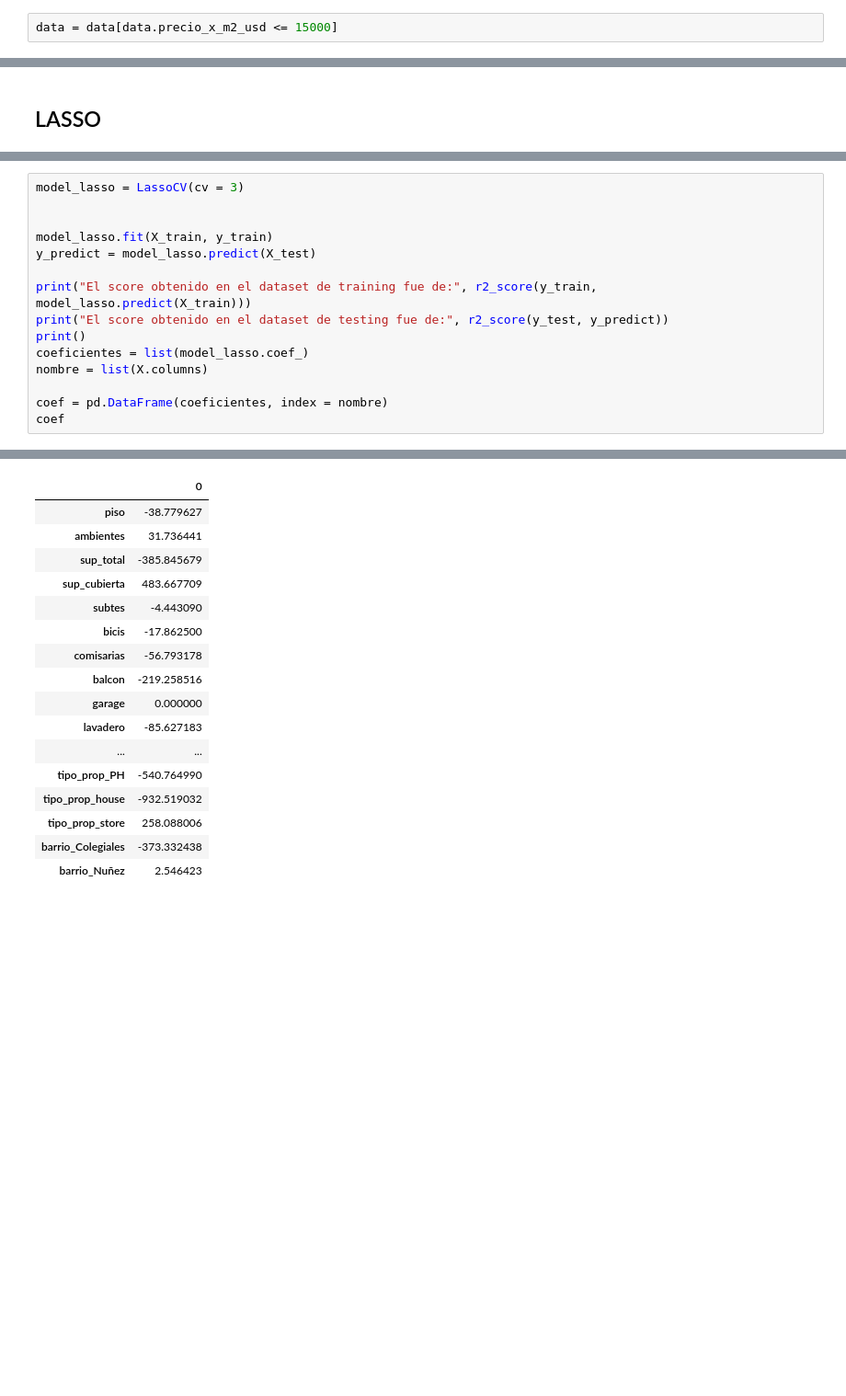
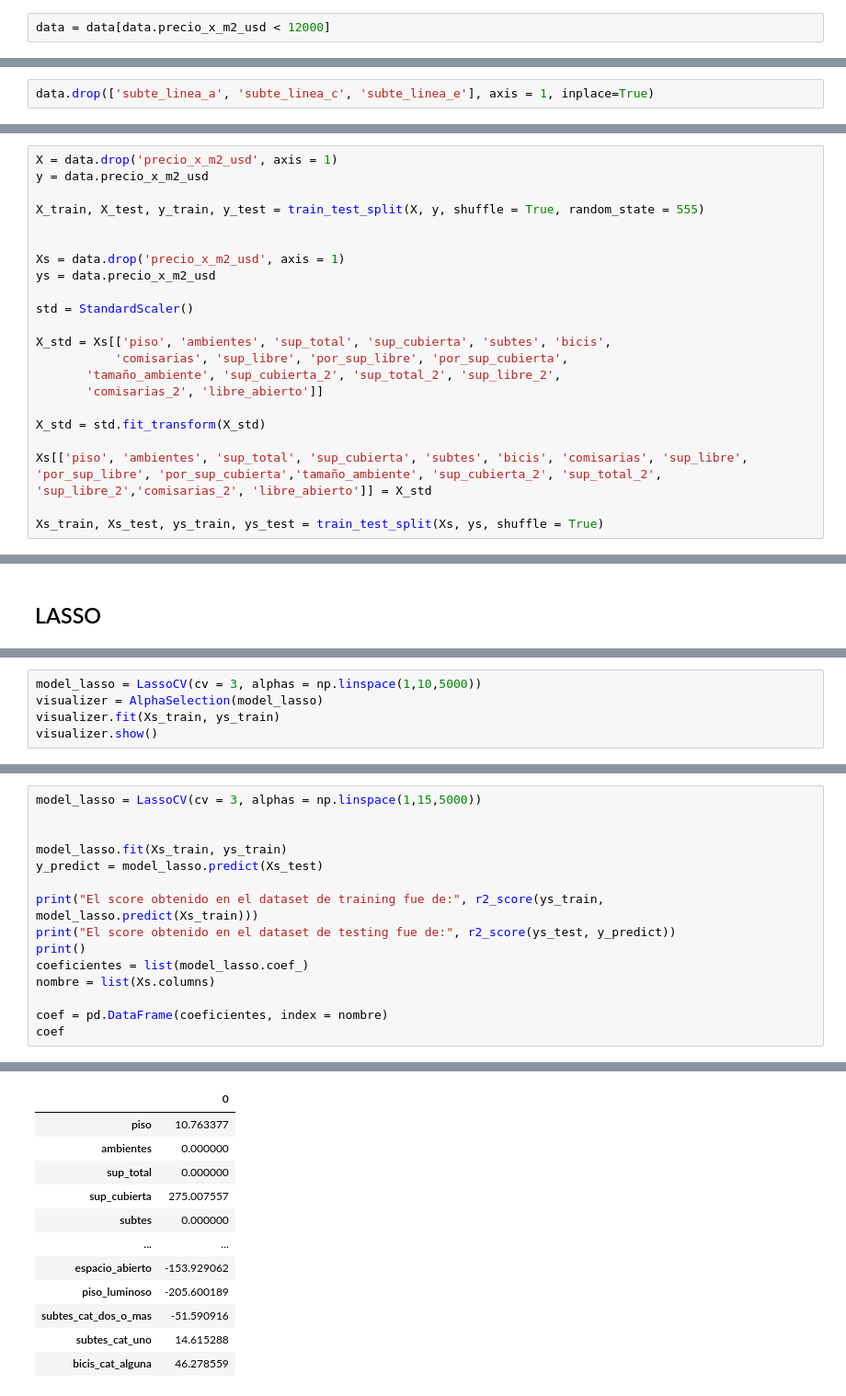
Before and after one commit to franfasan1/DG_G8_desfio2, a Jupyter notebook: notebook_desafio.ipynb, the cells around one changed output, grey strips where cells are left out. Shown: that part at 92% size. Saved outputs shown, nothing was run; the diff lists cells and outputs as text; blank space fills up the shorter version.

```diff
--- a/notebook_desafio.ipynb
+++ b/notebook_desafio.ipynb
@@ -94,4 +79,4 @@ data = pd.merge(data, a, left_index= True, right_index= True)
 # %%
 data.drop(['barrio', 'tipo_prop'], axis = 1, inplace= True)
 # %%
-data = data[data.precio_x_m2_usd <= 15000]
+data = data[data.precio_x_m2_usd < 12000]
@@ -98,2 +133,4 @@ data = data[data.precio_x_m2_usd <= 15000]
+# %%
+data.drop(['subte_linea_a', 'subte_linea_c', 'subte_linea_e'], axis = 1, inplace=True)
 # %% [markdown]
 Separamos el dataset en un segmento de entrenameinto y otro de testeo
@@ -105,3 +137,25 @@ X_train, X_test, y_train, y_test = train_test_split(X, y, shuffle = True)
+# %%
+X = data.drop('precio_x_m2_usd', axis = 1)
+y = data.precio_x_m2_usd
+
+X_train, X_test, y_train, y_test = train_test_split(X, y, shuffle = True, random_state = 555)
+
+
+Xs = data.drop('precio_x_m2_usd', axis = 1)
+ys = data.precio_x_m2_usd
+
+std = StandardScaler()
+
+X_std = Xs[['piso', 'ambientes', 'sup_total', 'sup_cubierta', 'subtes', 'bicis',
+           'comisarias', 'sup_libre', 'por_sup_libre', 'por_sup_cubierta',
+       'tamaño_ambiente', 'sup_cubierta_2', 'sup_total_2', 'sup_libre_2',
+       'comisarias_2', 'libre_abierto']]
+
+X_std = std.fit_transform(X_std)
+
+Xs[['piso', 'ambientes', 'sup_total', 'sup_cubierta', 'subtes', 'bicis', 'comisarias', 'sup_libre', 'por_sup_libre', 'por_sup_cubierta','tamaño_ambiente', 'sup_cubierta_2', 'sup_total_2', 'sup_libre_2','comisarias_2', 'libre_abierto']] = X_std
+
+Xs_train, Xs_test, ys_train, ys_test = train_test_split(Xs, ys, shuffle = True)
 # %%
 print(X_train.shape)
 print(X_test.shape)
@@ -191,0 +196,5 @@ X_train, X_test, y_train, y_test = train_test_split(X, y, shuffle = True)
+# %%
+model_lasso = LassoCV(cv = 3, alphas = np.linspace(1,10,5000))
+visualizer = AlphaSelection(model_lasso)
+visualizer.fit(Xs_train, ys_train)
+visualizer.show()
@@ -192,15 +204,15 @@ X_train, X_test, y_train, y_test = train_test_split(X, y, shuffle = True)
 # %%
-model_lasso = LassoCV(cv = 3)
+model_lasso = LassoCV(cv = 3, alphas = np.linspace(1,15,5000))
 
 
-model_lasso.fit(X_train, y_train)
-y_predict = model_lasso.predict(X_test)
+model_lasso.fit(Xs_train, ys_train)
+y_predict = model_lasso.predict(Xs_test)
 
-print("El score obtenido en el dataset de training fue de:", r2_score(y_train, model_lasso.predict(X_train)))
-print("El score obtenido en el dataset de testing fue de:", r2_score(y_test, y_predict))
+print("El score obtenido en el dataset de training fue de:", r2_score(ys_train, model_lasso.predict(Xs_train)))
+print("El score obtenido en el dataset de testing fue de:", r2_score(ys_test, y_predict))
 print()
 coeficientes = list(model_lasso.coef_)
-nombre = list(X.columns)
+nombre = list(Xs.columns)
 
 coef = pd.DataFrame(coeficientes, index = nombre)
 coef
@@ -210,17 +222,12 @@ El score obtenido en el dataset de testing fue de: 0.12618456699384828
 |  | 0 |
-| piso | -38.779627 |
-| ambientes | 31.736441 |
-| sup_total | -385.845679 |
-| sup_cubierta | 483.667709 |
-| subtes | -4.443090 |
-| bicis | -17.862500 |
-| comisarias | -56.793178 |
-| balcon | -219.258516 |
-| garage | 0.000000 |
-| lavadero | -85.627183 |
+| piso | 10.763377 |
+| ambientes | 0.000000 |
+| sup_total | 0.000000 |
+| sup_cubierta | 275.007557 |
+| subtes | 0.000000 |
 | ... | ... |
-| tipo_prop_PH | -540.764990 |
-| tipo_prop_house | -932.519032 |
-| tipo_prop_store | 258.088006 |
-| barrio_Colegiales | -373.332438 |
-| barrio_Nuñez | 2.546423 |
+| espacio_abierto | -153.929062 |
+| piso_luminoso | -205.600189 |
+| subtes_cat_dos_o_mas | -51.590916 |
+| subtes_cat_uno | 14.615288 |
+| bicis_cat_alguna | 46.278559 |
```
Also changed, not shown: parts of 31 cells of this notebook.
